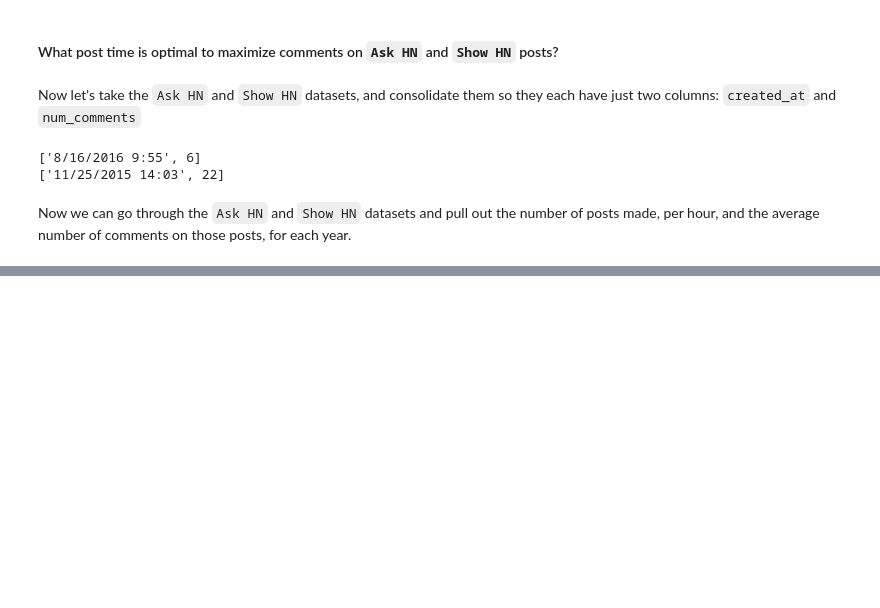
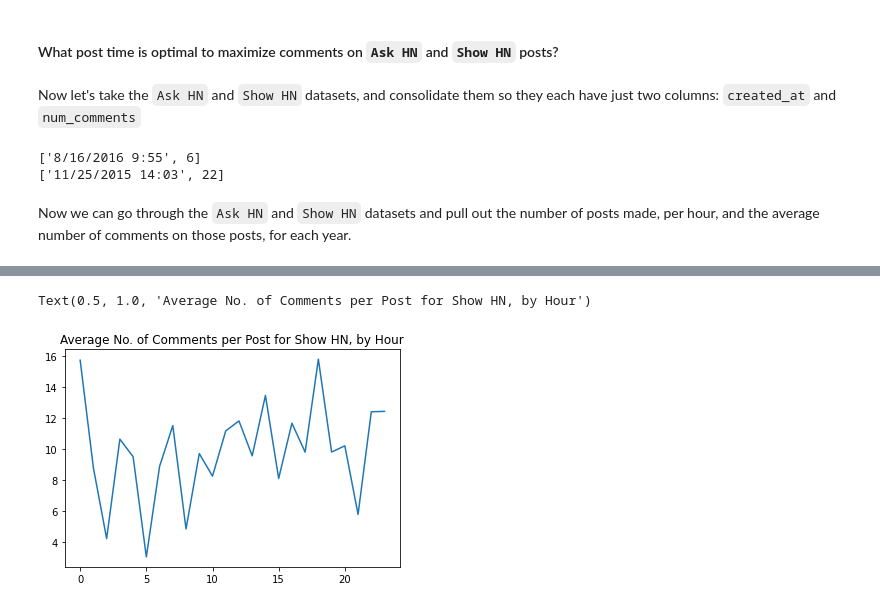
Before and after one commit to nikomccarty/miscellaneous-jupyter, a Jupyter notebook: hacker_news_analysis/hacker_news_exploratory.ipynb, the cells around one changed output, grey strips where cells are left out. Drawn from its saved outputs; the diff is of its cells as text; code cells hidden in the pictures; blank space fills up the shorter version.

```diff
--- a/hacker_news_analysis/hacker_news_exploratory.ipynb
+++ b/hacker_news_analysis/hacker_news_exploratory.ipynb
@@ -249,0 +382,5 @@ for row in sorted_swap[:5]:
+# %%
+sns.lineplot(data=show_array, x=show_array[:,1], y=show_array[:,0]).set_title("Average No. of Comments per Post for Show HN, by Hour")
+# %% [output]
+Text(0.5, 1.0, 'Average No. of Comments per Post for Show HN, by Hour')
+[figure, added]
```
Also changed, not shown: parts of 30 cells of this notebook.
